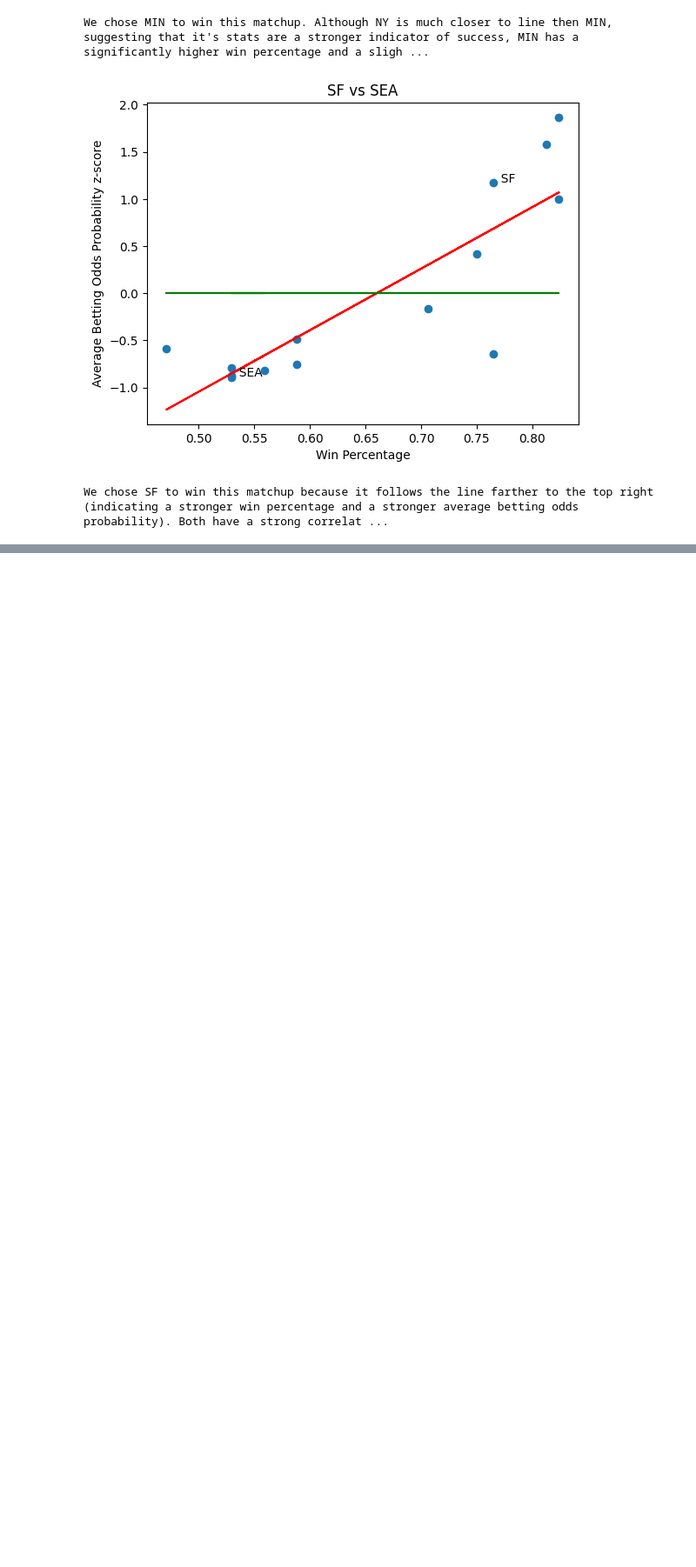
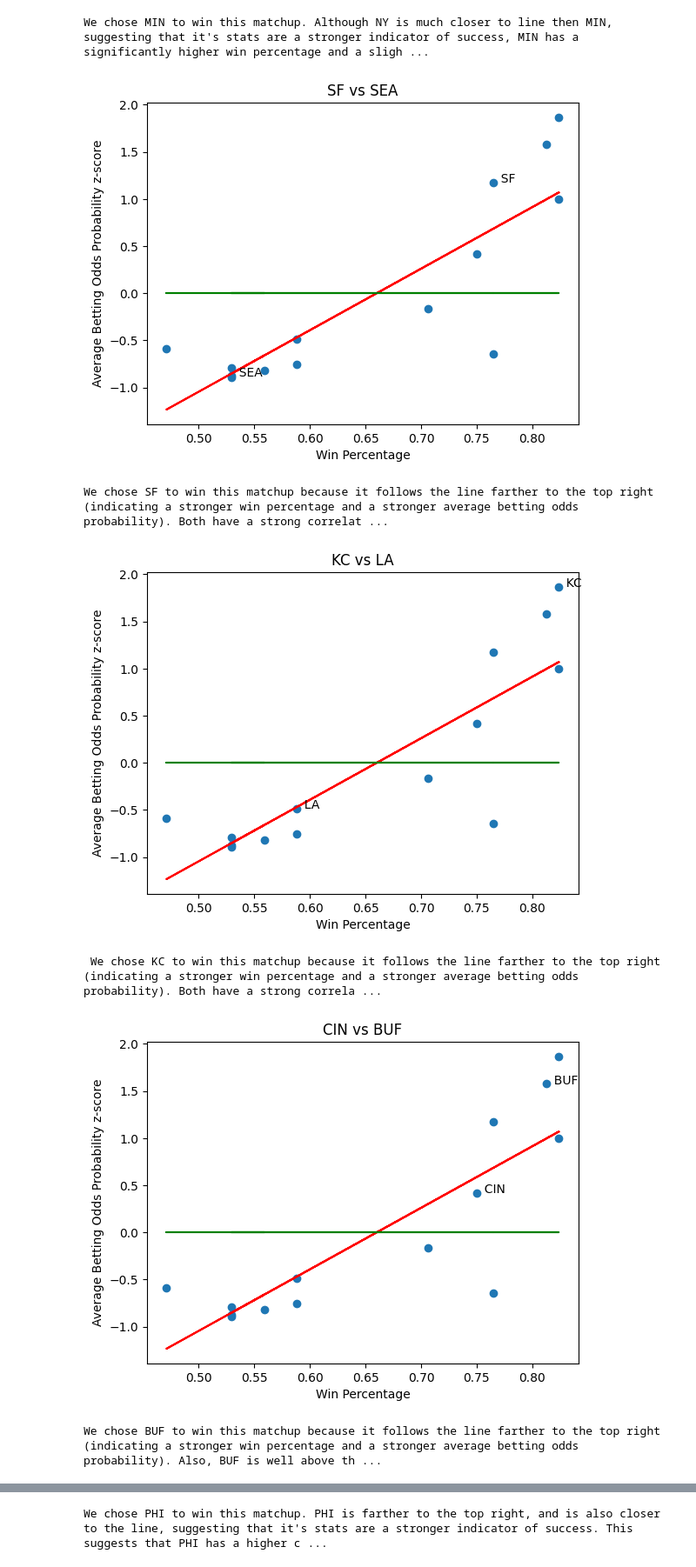
Before and after one commit to pevans927/superbowl, a Jupyter notebook: predictions.ipynb, the cells around one changed output, grey strips where cells are left out. Shown at 87% size. Cells and saved outputs as stored; diff of their text form; code cells hidden in the pictures; blank space fills up the shorter version.

Commit message:
finished the round-by-round predictions and graphs up to the superbowl

```diff
--- a/predictions.ipynb
+++ b/predictions.ipynb
@@ -180,3 +183,49 @@ We chose DAL to win this matchup. Although TB is well above the line, indicating
 We chose MIN to win this matchup. Although NY is much closer to line then MIN, suggesting that it's stats are a stronger indicator of success, MIN has a significantly higher win percentage and a sligh ...
 [figure]
 We chose SF to win this matchup because it follows the line farther to the top right (indicating a stronger win percentage and a stronger average betting odds probability). Both have a strong correlat ...
+# %%
+# generating visual data for the divisional matchups
+
+divisional_matchups = [
+    ['KC', 'LA'],
+    ['CIN', 'BUF'],
+    ['DAL', 'PHI'],
+    ['MIN', 'SF'],
+]
+
+divisional_matchups_descriptions = {
+    'KC LA' : ' We chose KC to win this matchup because it follows the line farther to the top right (indicating a stronger win percentage and a stronger average betting odds probability). Both have a strong correlation (following close to the line) between the two variables and so we believe there are no other factors to consider (if you consider the fact KC is slightly above the line - that only adds to reasons KC is likely to win), so we chose KC to win this matchup.',
+    'CIN BUF' : 'We chose BUF to win this matchup because it follows the line farther to the top right (indicating a stronger win percentage and a stronger average betting odds probability). Also, BUF is well above the line and CIN is below and therefore has a higher average betting odds probability further suggeting a likely win.',
+    'DAL PHI' : 'We chose PHI to win this matchup. PHI is farther to the top right, and is also closer to the line, suggesting that it\'s stats are a stronger indicator of success. This suggests that PHI has a higher chance of winning this matchup and is more likely to win than DAL.',
+    'MIN SF' : 'SF and MIN was an interesting matchup. We chose SF to win, even though MIN has a slightly higher win percentage, because of the signifcant difference between their respective average betting odds probabilities. SF has a much higher average betting odds probability, suggesting that it is much more likely to win, based on factors the betting sites have considered that the winning percentage does not reflect.'
+}
+
+for matchup in divisional_matchups:
+
+    plt.plot(df['Win Percentage'], df['Average Betting Odds Probability z-score'], 'o')
+
+    # plot only the teams in the matchup
+    for ind in df.index:
+        if df.at[ind, 'Team'] in matchup:
+            plt.text(df.at[ind, 'Win Percentage'], df.at[ind, 'Average Betting Odds Probability z-score'], "  \n  " + str(df.at[ind, 'Team']))
+    plt.title(matchup[0] + ' vs ' + matchup[1])
+    plt.xlabel('Win Percentage')
+    plt.ylabel('Average Betting Odds Probability z-score')
+
+    # line of best fit
+    a, b = np.polyfit(df['Win Percentage'], df['Average Betting Odds Probability z-score'], 1)
+    plt.plot(df['Win Percentage'], a*df['Win Percentage'] + b, 'r')
+
+    # y = 0 line (the z-score of 0 = mean)
+    plt.plot(df['Win Percentage'], [0]*len(df['Win Percentage']), 'g')
+
+    # show the graph
+    plt.show()
+
+    # print the description of why we chose the winner of each matchup
+    print(divisional_matchups_descriptions[matchup[0] + ' ' + matchup[1]])
+# %% [output]
+[figure, added]
+ We chose KC to win this matchup because it follows the line farther to the top right (indicating a stronger win percentage and a stronger average betting odds probability). Both have a strong correla ...
+[figure, added]
+We chose BUF to win this matchup because it follows the line farther to the top right (indicating a stronger win percentage and a stronger average betting odds probability). Also, BUF is well above th ...
@@ -182,0 +233 @@ We chose SF to win this matchup because it follows the line farther to the top r
+We chose PHI to win this matchup. PHI is farther to the top right, and is also closer to the line, suggesting that it's stats are a stronger indicator of success. This suggests that PHI has a higher c ...
```
Also changed, not shown: parts of 4 cells of this notebook.
